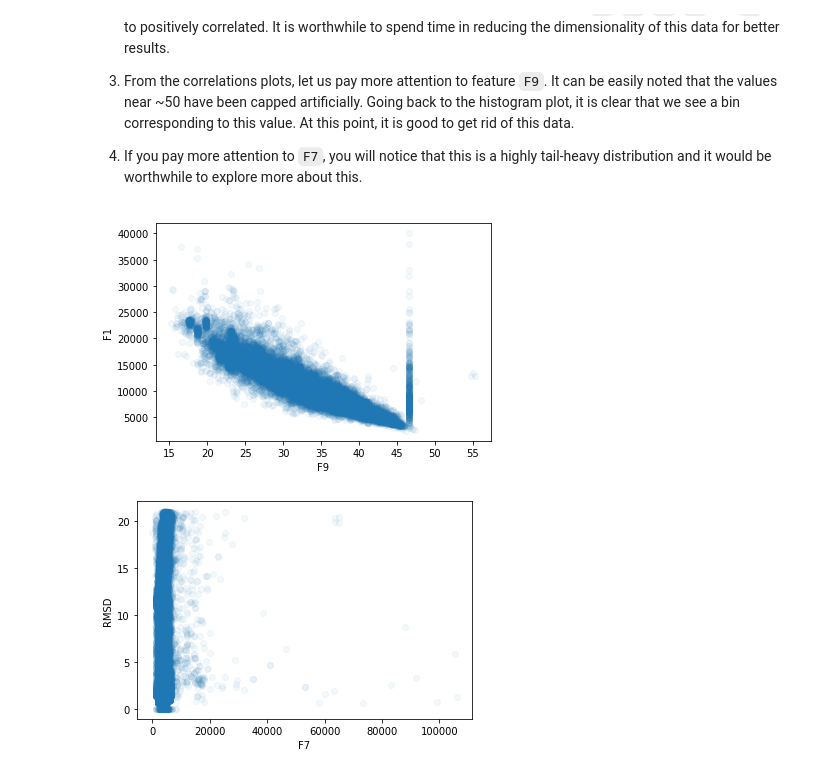
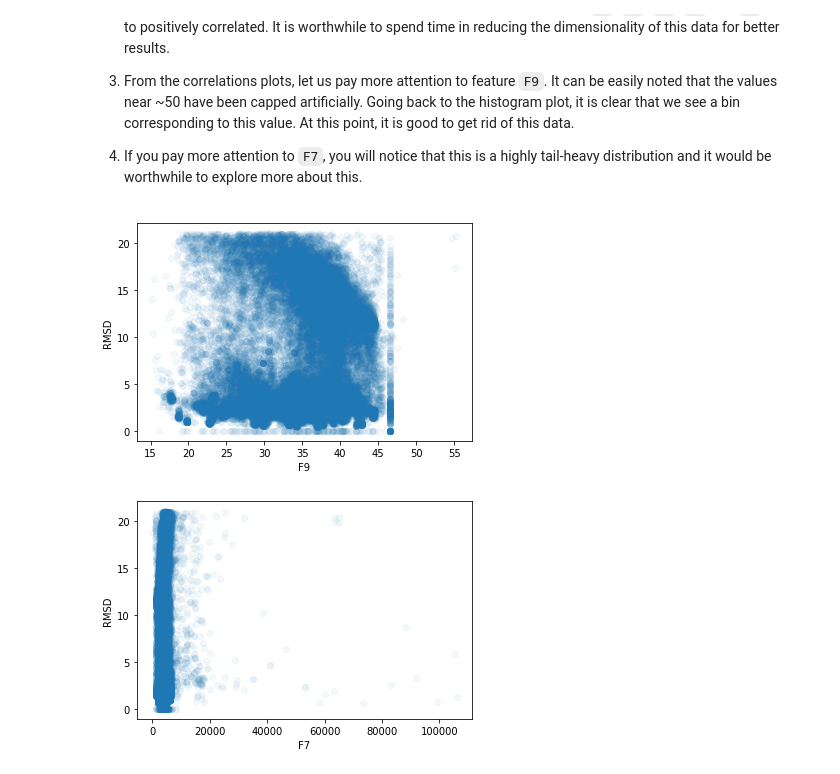
Before and after one commit to aniket-ak/Machine-Learning-CASP-Dataset, a Jupyter notebook: CASP_Exploring_Design_Space_with_pipelines.ipynb, the cells around one changed output. Cells and saved outputs as stored; diff of their text form; code cells hidden in the pictures.

Commit message:
Remove spurious data and correct plots

```diff
--- a/CASP_Exploring_Design_Space_with_pipelines.ipynb
+++ b/CASP_Exploring_Design_Space_with_pipelines.ipynb
@@ -110,11 +110,11 @@ Let us spend some time on this plot and discuss what we see:
 
 4. If you pay more attention to `F7`, you will notice that this is a highly tail-heavy distribution and it would be worthwhile to explore more about this.
 # %%
-plt.scatter(casp["F9"], casp["F1"], alpha=0.05);
+plt.scatter(casp["F9"], casp["RMSD"], alpha=0.05);
 plt.xlabel("F9");
-plt.ylabel("F1");
+plt.ylabel("RMSD");
 # %% [output]
-[figure, old version]
+[figure, new version]
 # %%
 plt.scatter(casp["F7"], casp["RMSD"], alpha=0.05);
 plt.xlabel("F7");
```
Also changed, not shown: parts of 5 cells of this notebook.
